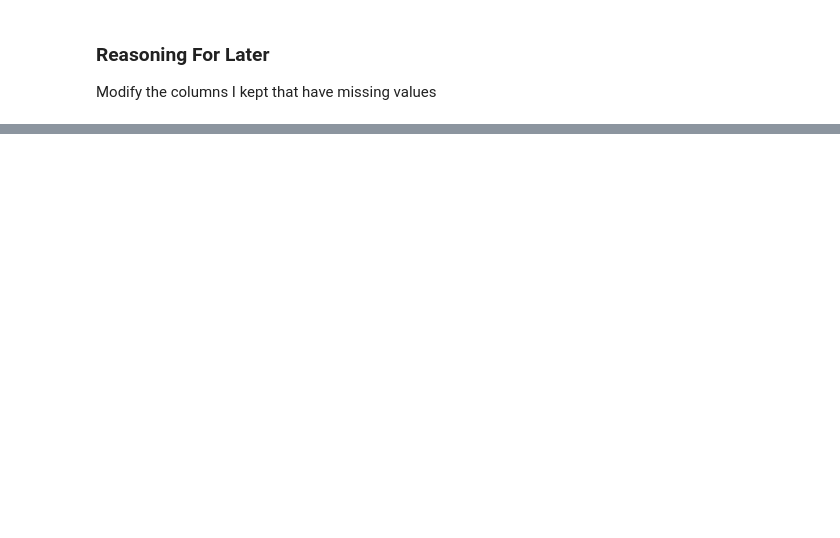
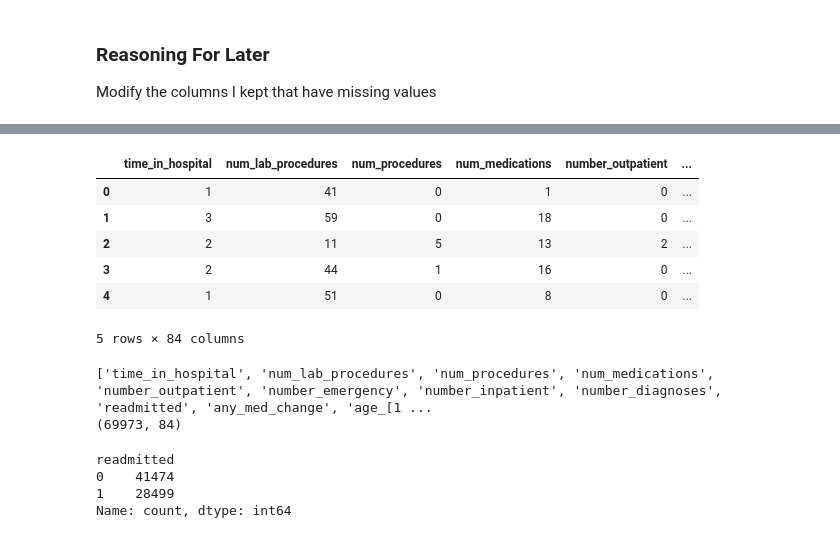
Before and after one commit to aboltonbsb/diabetes-readmission-predictor, a Jupyter notebook: notebooks/03_feature_engineering.ipynb, the cells around one changed output, grey strips where cells are left out. Cells and saved outputs as stored; diff of their text form; code cells hidden in the pictures; blank space fills up the shorter version.

```diff
--- a/notebooks/03_feature_engineering.ipynb
+++ b/notebooks/03_feature_engineering.ipynb
@@ -137,0 +208,28 @@ Name: proportion, dtype: float64
+# %%
+codes = [11, 13, 14, 19, 20, 21]
+df_clone = df_clone[~df_clone['discharge_disposition_id'].isin(codes)]
+df_clone.drop(columns=['admission_type_id', 'discharge_disposition_id', 'admission_source_id'], inplace=True)
+df_clone.head()
+# %% [output]
+|  | time_in_hospital | num_lab_procedures | num_procedures | num_medications | number_outpatient | ... |
+| 0 | 1 | 41 | 0 | 1 | 0 | ... |
+| 1 | 3 | 59 | 0 | 18 | 0 | ... |
+| 2 | 2 | 11 | 5 | 13 | 2 | ... |
+| 3 | 2 | 44 | 1 | 16 | 0 | ... |
+| 4 | 1 | 51 | 0 | 8 | 0 | ... |
+5 rows × 84 columns
+# %%
+print(df_clone.columns.tolist())
+print(df_clone.shape)
+# %% [output]
+['time_in_hospital', 'num_lab_procedures', 'num_procedures', 'num_medications', 'number_outpatient', 'number_emergency', 'number_inpatient', 'number_diagnoses', 'readmitted', 'any_med_change', 'age_[1 ...
+(69973, 84)
+# %%
+df_clone['readmitted'] = (df_clone['readmitted'] != 'NO').astype(int)
+
+print(df_clone['readmitted'].value_counts())
+# %% [output]
+readmitted
+0    41474
+1    28499
+Name: count, dtype: int64
```
Also changed, not shown: parts of 9 cells of this notebook.
